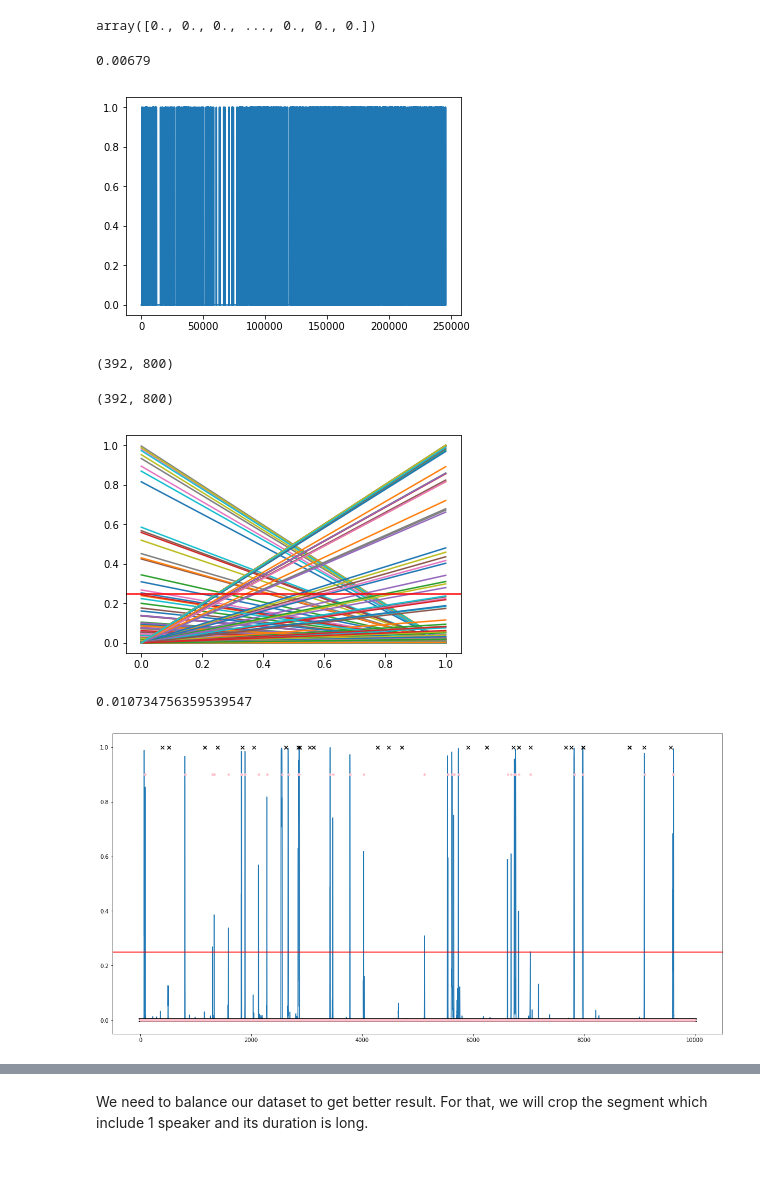
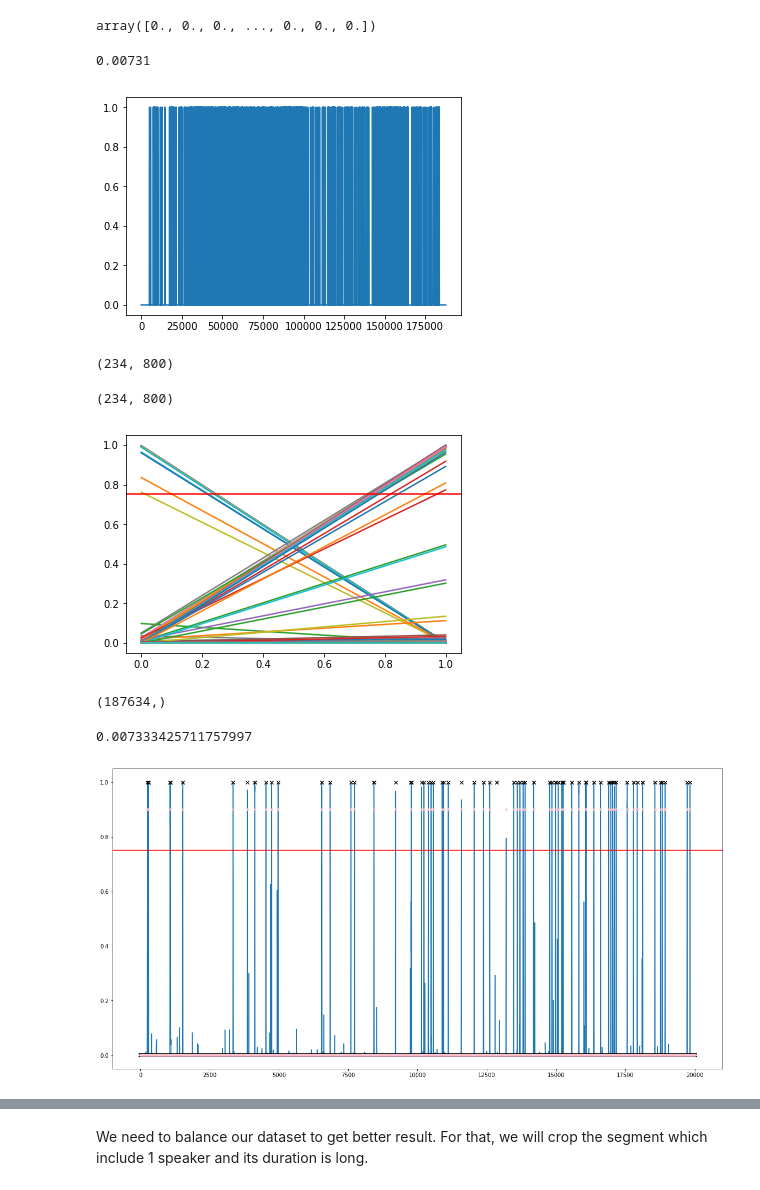
Before and after one commit to hedonistrh/SpChangeDetect, a Jupyter notebook: BiLSTM.ipynb, the cells around one changed output, grey strips where cells are left out. Saved outputs shown, nothing was run; the diff lists cells and outputs as text; code cells hidden in the pictures.

```diff
--- a/BiLSTM.ipynb
+++ b/BiLSTM.ipynb
@@ -97,7 +97,7 @@ import matplotlib.pyplot as pp
 %matplotlib inline
 
 
-def create_data_for_supervised(root_dir, hop, win_len, from_ep=0, to_ep=0, boost_for_imbalance=False, how_much_boost=6):
+def create_data_for_supervised(root_dir, hop, win_len, from_ep=0, to_ep=0, boost_for_imbalance=False, how_much_boost=6, balance=False):
     all_audio_paths = glob.glob(os.path.join(root_dir, '*wav'))
     matrix_of_all_audio = []
 
@@ -181,11 +181,28 @@ def create_data_for_supervised(root_dir, hop, win_len, from_ep=0, to_ep=0, boost
 
     input_array = audio_array
 
+    output_all_array = np.asarray(output_all_array)
+    output_all_array = np.expand_dims(output_all_array, axis=1)
+
+    if (balance == True):
+            loc_zeros = np.where(output_all_array == 0)[0]
+            list_cons = [list(group) for group in mit.consecutive_groups(loc_zeros)]
+            for single_list_con in list_cons:
+                if (len(single_list_con) > 80):
+                    first_zero_loc = single_list_con[0]
+                    last_zero_loc = single_list_con[-1]
+                    output_all_array[first_zero_loc+20:last_zero_loc-20] = 2
+            loc_twos = np.where(output_all_array == 2)[0]
+            list_cons = [list(group) for group in mit.consecutive_groups(loc_twos)]
+            output_all_array = output_all_array.squeeze(axis=1)
+            # print (output_all_array.shape)
+            input_array = input_array[output_all_array != 2, :]
+            # [idx==0,:]
+            output_all_array = output_all_array[output_all_array != 2]
 
     print("inputs shape: ", input_array.shape)
+    output_all_array = np.expand_dims(output_all_array, axis=1)
 
-    output_all_array = np.asarray(output_all_array)
-    output_all_array = np.expand_dims(output_all_array, axis=1)
     print("outputs shape: ", output_all_array.shape)
 
     return (input_array, output_all_array)
@@ -610,27 +631,27 @@ grounth_truth_matrix("TS3012b", 10, 25)
 # %% [output]
 array([0., 0., 0., ..., 0., 0., 0.])
 # %%
-print (grounth_truth_matrix("TS3012b", 10, 25)[50000:150000].mean())
+print (grounth_truth_matrix("IS1003c", 10, 25)[50000:150000].mean())
 # %% [output]
-0.00679
+0.00731
 # %%
 import matplotlib.pyplot as pp
 %matplotlib inline
 
-pp.plot(grounth_truth_matrix("TS3012b", 10, 25))
+pp.plot(grounth_truth_matrix("IS1003c", 10, 25))
 pp.show()
 # %% [output]
-[figure, old version]
+[figure, new version]
 # %%
-thres = 0.25
+thres = 0.75
 # %%
-(kk, kk_r, kk_msec) = create_prediction("IN1013", 10, 25, threshold = thres, lstm_system=model)
+(kk, kk_r, kk_msec) = create_prediction("IS1003c", 10, 25, threshold = thres, lstm_system=model)
 # %% [output]
-(392, 800)
+(234, 800)
 # %%
 kk.shape
 # %% [output]
-(392, 800)
+(234, 800)
 # %%
 import matplotlib.pyplot as pp
 %matplotlib inline
@@ -639,33 +660,37 @@ pp.plot(kk[130:132])
 pp.axhline(y=thres, color='r', linestyle='-')
 pp.show()
 # %% [output]
-[figure, old version]
+[figure, new version]
 # %%
-aa = grounth_truth_matrix("IN1013", 10, 25)
-bb = prediction_output_to_array("IN1013", 10, 25)
+aa = grounth_truth_matrix("IS1003c", 10, 25)
+bb = prediction_output_to_array("IS1003c", 10, 25)
+# %%
+aa.shape
+# %% [output]
+(187634,)
 # %%
 cc = bb * 0.9
 # %%
 np.mean(bb)
 # %% [output]
-0.010734756359539547
+0.007333425711757997
 # %%
 x = np.arange(1, len(aa)+1)
 # %%
 import matplotlib.pyplot as pp
 %matplotlib inline
 
 pp.rcParams['figure.figsize'] = (19.8, 10.0)
 
-pp.plot(kk_r[200000:210000])
-pp.plot(x[0:10000], aa[200000:210000], 'x', color='black');
+pp.plot(kk_r[20000:40000])
+pp.plot(x[0:20000], aa[20000:40000], 'x', color='black');
 # pp.plot(x[0:10000], bb[200000:210000], '.', color='pink');
-pp.plot(x[0:10000], cc[200000:210000], '.', color="pink");
+pp.plot(x[0:20000], cc[20000:40000], '.', color="pink");
 
 pp.axhline(y=thres, color='r', linestyle='-')
 pp.show()
 # %% [output]
-[figure, old version]
+[figure, new version]
 # %%
 from pyannote.database import get_protocol
 protocol = get_protocol('AMI.SpeakerDiarization.MixHeadset')
```
Also changed, not shown: parts of 14 cells of this notebook.
